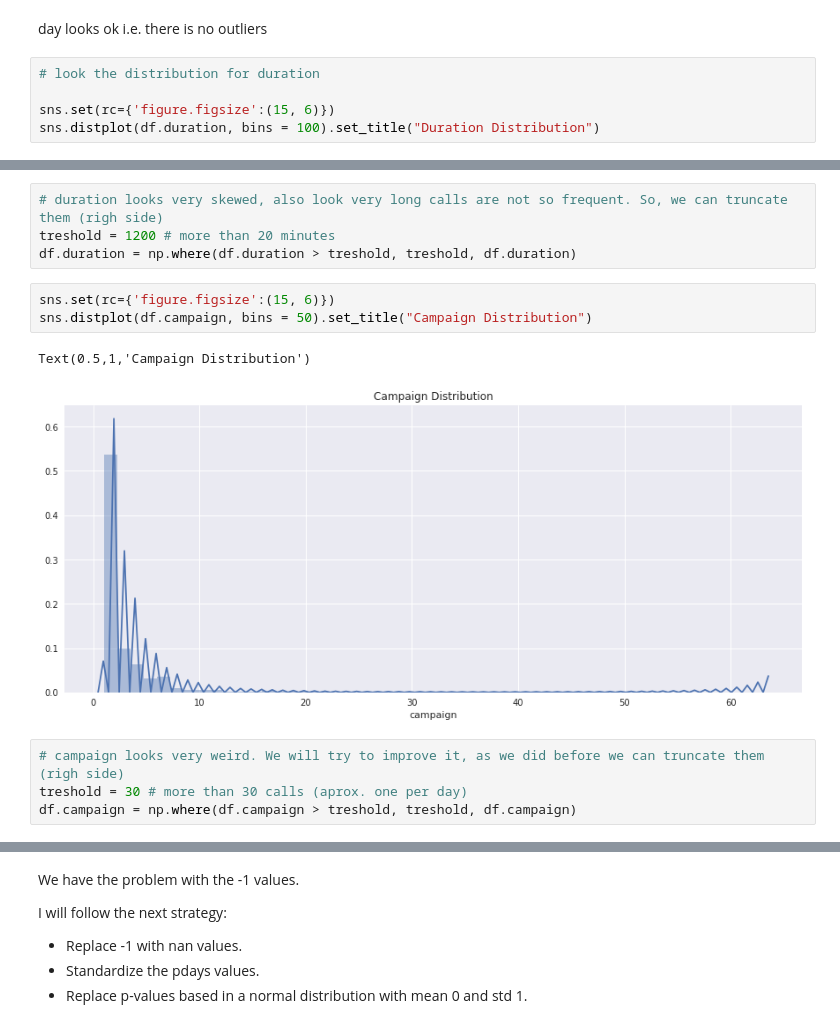
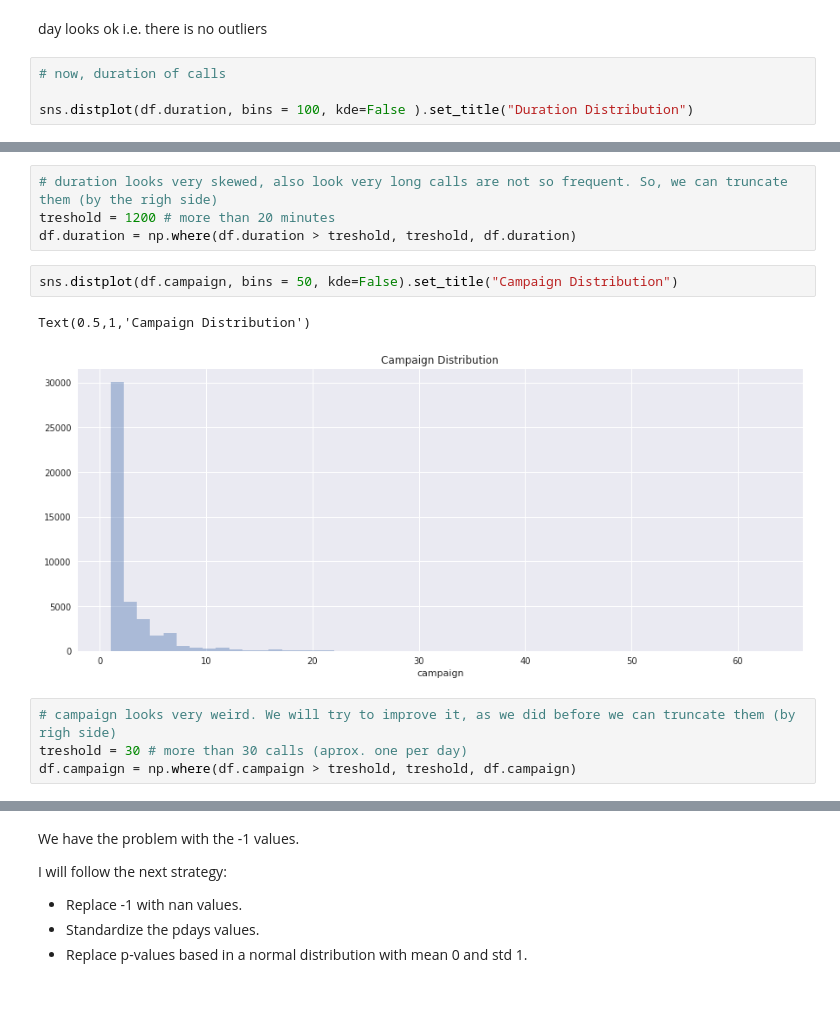
Before and after one commit to jorgeluisztr/data-intuition-bankmarketing-python, a Jupyter notebook: marketingbank.ipynb, the cells around one changed output, grey strips where cells are left out. Drawn from its saved outputs; the diff is of its cells as text; blank space fills up the shorter version.

```diff
--- a/marketingbank.ipynb
+++ b/marketingbank.ipynb
@@ -258,9 +261,8 @@ Text(0.5,1,'Day Distribution')
 # %% [markdown]
 day looks ok i.e. there is no outliers
 # %%
-# look the distribution for duration
+# now, duration of calls
 
-sns.set(rc={'figure.figsize':(15, 6)})
-sns.distplot(df.duration, bins = 100).set_title("Duration Distribution")
+sns.distplot(df.duration, bins = 100, kde=False ).set_title("Duration Distribution")
 # %% [output]
 Text(0.5,1,'Duration Distribution')
@@ -268,15 +270,14 @@ Text(0.5,1,'Duration Distribution')
 # %%
-# duration looks very skewed, also look very long calls are not so frequent. So, we can truncate them (righ side)
+# duration looks very skewed, also look very long calls are not so frequent. So, we can truncate them (by the righ side)
 treshold = 1200 # more than 20 minutes
 df.duration = np.where(df.duration > treshold, treshold, df.duration)
 # %%
-sns.set(rc={'figure.figsize':(15, 6)})
-sns.distplot(df.campaign, bins = 50).set_title("Campaign Distribution")
+sns.distplot(df.campaign, bins = 50, kde=False).set_title("Campaign Distribution")
 # %% [output]
 Text(0.5,1,'Campaign Distribution')
-[figure, old version]
+[figure, new version]
 # %%
-# campaign looks very weird. We will try to improve it, as we did before we can truncate them (righ side)
+# campaign looks very weird. We will try to improve it, as we did before we can truncate them (by righ side)
 treshold = 30 # more than 30 calls (aprox. one per day)
 df.campaign = np.where(df.campaign > treshold, treshold, df.campaign)
 # %%
```
Also changed, not shown: parts of 26 cells of this notebook.
